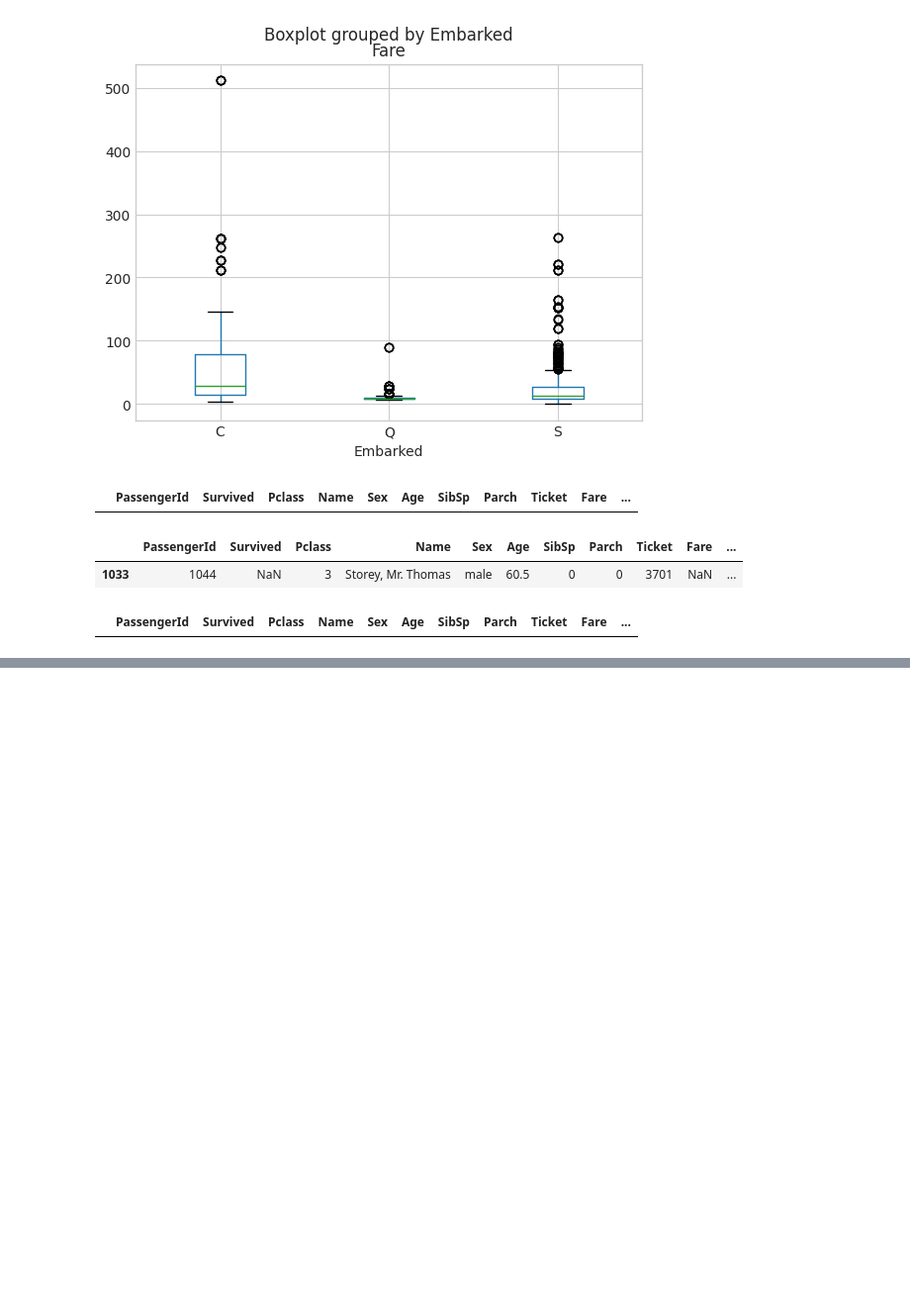
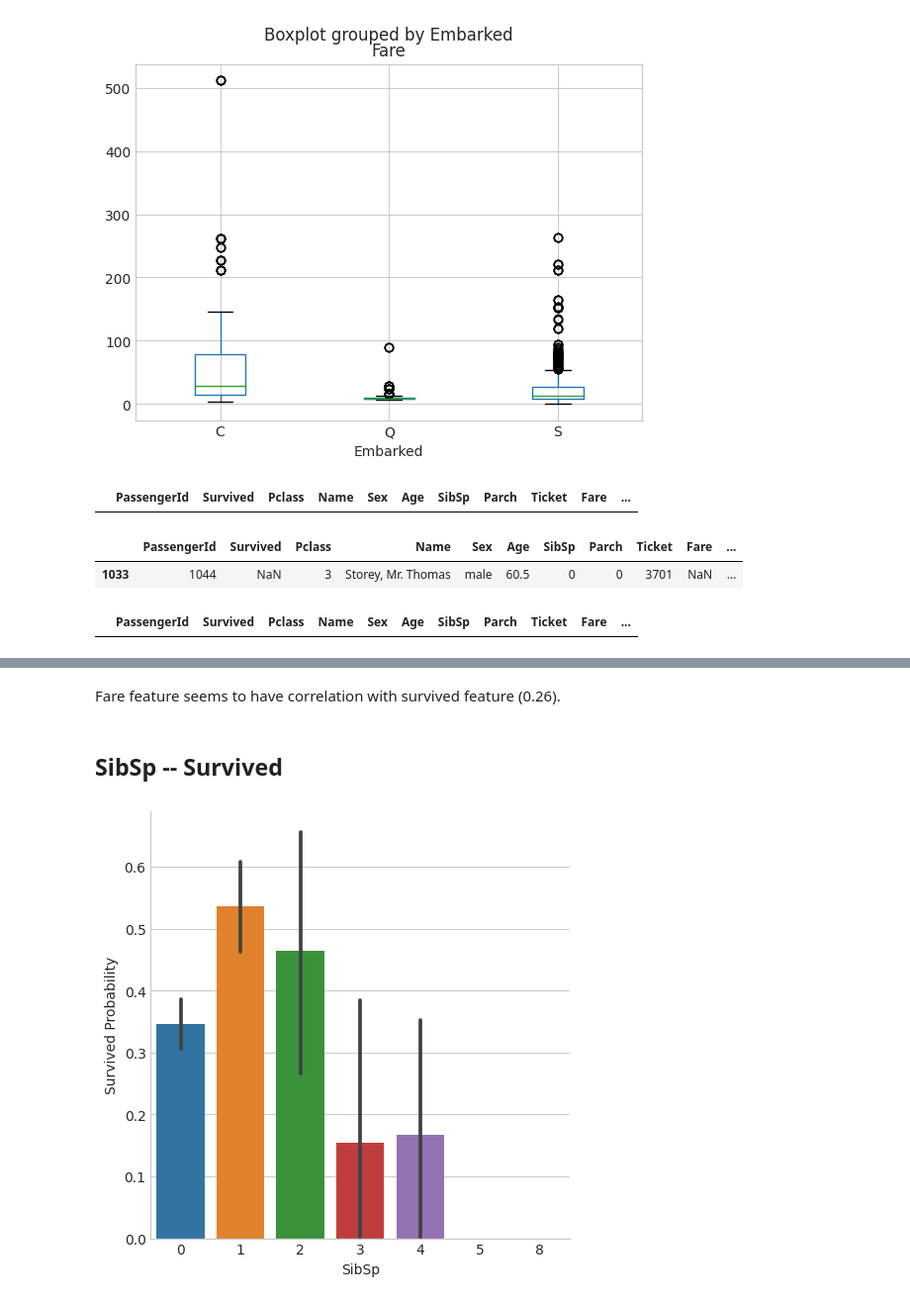
Before and after one commit to BarisOzgurYasar/Titanic-ML, a Jupyter notebook: titanic-eda-notebook.ipynb, the cells around one changed output, grey strips where cells are left out. Shown: that part at 99% size. Drawn from its saved outputs; the diff is of its cells as text; code cells hidden in the pictures; blank space fills up the shorter version.

```diff
--- a/titanic-eda-notebook.ipynb
+++ b/titanic-eda-notebook.ipynb
@@ -407,0 +430,11 @@ train_df[train_df["Fare"].isnull()]
+# %% [markdown]
+Fare feature seems to have correlation with survived feature (0.26).
+# %% [markdown]
+<a id="13"></a>
+## SibSp -- Survived
+# %%
+g = sns.catplot(x = "SibSp", y = "Survived", data = train_df, kind = "bar")
+g.set_ylabels("Survived Probability")
+plt.show()
+# %% [output]
+[figure, added]
```
Also changed, not shown: parts of 14 cells of this notebook.
